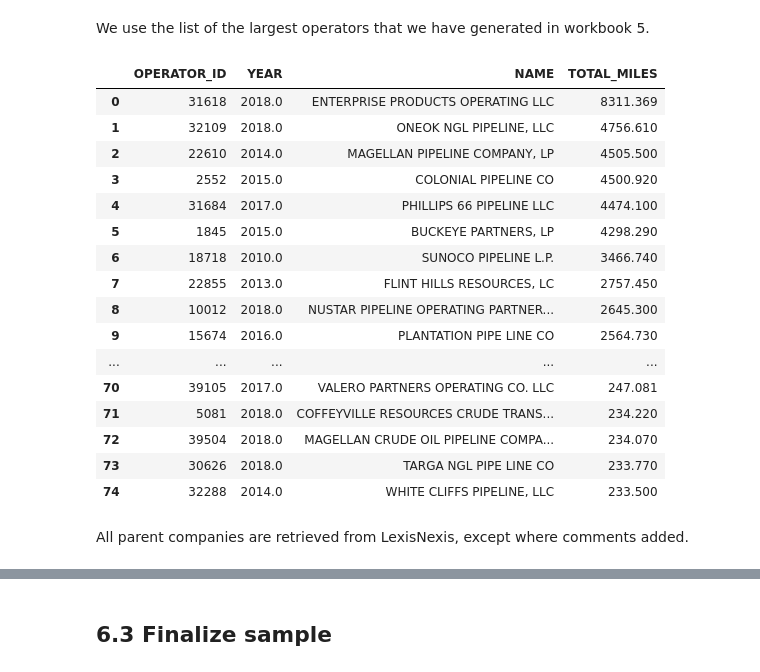
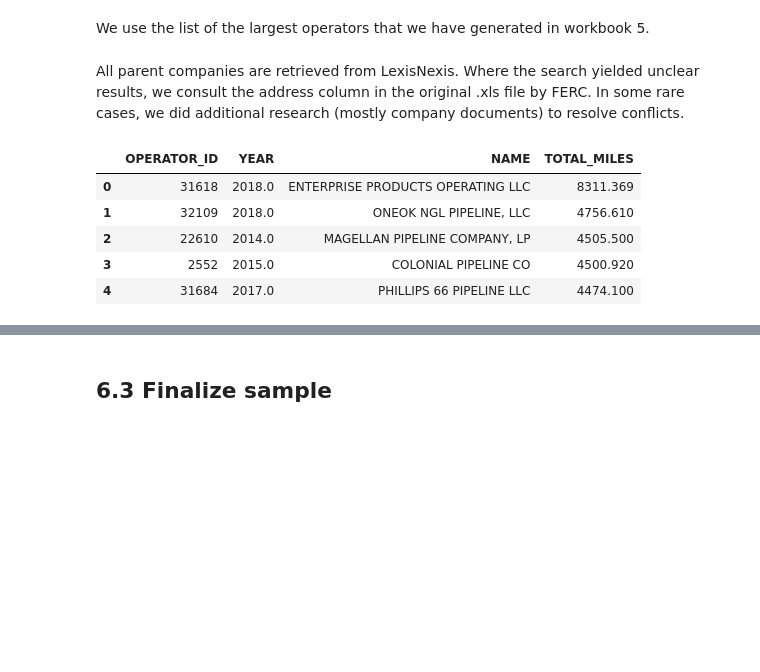
Before and after one commit to julianbarg/oil_industry, a Jupyter notebook: workbooks/6py_create_preliminary_sample.ipynb, the cells around one changed output, grey strips where cells are left out. Cells and saved outputs as stored; diff of their text form; code cells hidden in the pictures; blank space fills up the shorter version.

```diff
--- a/workbooks/6py_create_preliminary_sample.ipynb
+++ b/workbooks/6py_create_preliminary_sample.ipynb
@@ -7,12 +7,14 @@ Most recent file versions used in this workbook:
 # %%
 pipeline_2010_selected_file = '../preprocessed_data/pipelines_2010_selected_2019-08-24.feather'
 incidents_selected_file = '../preprocessed_data/incidents_selected_2019-08-22.feather'
-largest_observations_file = '../preprocessed_data/largest_companies_2019-08-22.feather'
+largest_observations_file = '../preprocessed_data/largest_companies_2019-09-01.feather'
 
 pipelines_2010_raw = '../data/pipelines_2010_2019-08-11.feather'
 incidents_raw = '../data/incidents_2019-08-11.feather'
+
+parent_companies_file = '../input/largest_companies_w_parents_2019-08-31.csv'
 # %%
-sample_len = 75
+sample_len = 150
 # %% [markdown]
 ## Setup
 # %%
@@ -70,28 +97,17 @@ find_names('300')
 ## 6.2 Largest operators - add parents
 # %% [markdown]
 We use the list of the largest operators that we have generated in workbook 5.
+# %% [markdown]
+All parent companies are retrieved from LexisNexis. Where the search yielded unclear results, we consult the address column in the original .xls file by FERC. In some rare cases, we did additional research (mostly company documents) to resolve conflicts.
 # %%
 largest_pipeline_operators = pd.read_feather(largest_observations_file)
 sample = largest_pipeline_operators[:sample_len]
 
-sample
+sample.head()
 # %% [output]
 |  | OPERATOR_ID | YEAR | NAME | TOTAL_MILES |
 | 0 | 31618 | 2018.0 | ENTERPRISE PRODUCTS OPERATING LLC | 8311.369 |
 | 1 | 32109 | 2018.0 | ONEOK NGL PIPELINE, LLC | 4756.610 |
 | 2 | 22610 | 2014.0 | MAGELLAN PIPELINE COMPANY, LP | 4505.500 |
 | 3 | 2552 | 2015.0 | COLONIAL PIPELINE CO | 4500.920 |
 | 4 | 31684 | 2017.0 | PHILLIPS 66 PIPELINE LLC | 4474.100 |
-| 5 | 1845 | 2015.0 | BUCKEYE PARTNERS, LP | 4298.290 |
-| 6 | 18718 | 2010.0 | SUNOCO PIPELINE L.P. | 3466.740 |
-| 7 | 22855 | 2013.0 | FLINT HILLS RESOURCES, LC | 2757.450 |
-| 8 | 10012 | 2018.0 | NUSTAR PIPELINE OPERATING PARTNER... | 2645.300 |
-| 9 | 15674 | 2016.0 | PLANTATION PIPE LINE CO | 2564.730 |
-| ... | ... | ... | ... | ... |
-| 70 | 39105 | 2017.0 | VALERO PARTNERS OPERATING CO. LLC | 247.081 |
-| 71 | 5081 | 2018.0 | COFFEYVILLE RESOURCES CRUDE TRANS... | 234.220 |
-| 72 | 39504 | 2018.0 | MAGELLAN CRUDE OIL PIPELINE COMPA... | 234.070 |
-| 73 | 30626 | 2018.0 | TARGA NGL PIPE LINE CO | 233.770 |
-| 74 | 32288 | 2014.0 | WHITE CLIFFS PIPELINE, LLC | 233.500 |
-# %% [markdown]
-All parent companies are retrieved from LexisNexis, except where comments added.
```
Also changed, not shown: parts of 24 cells of this notebook, 5 other files.
